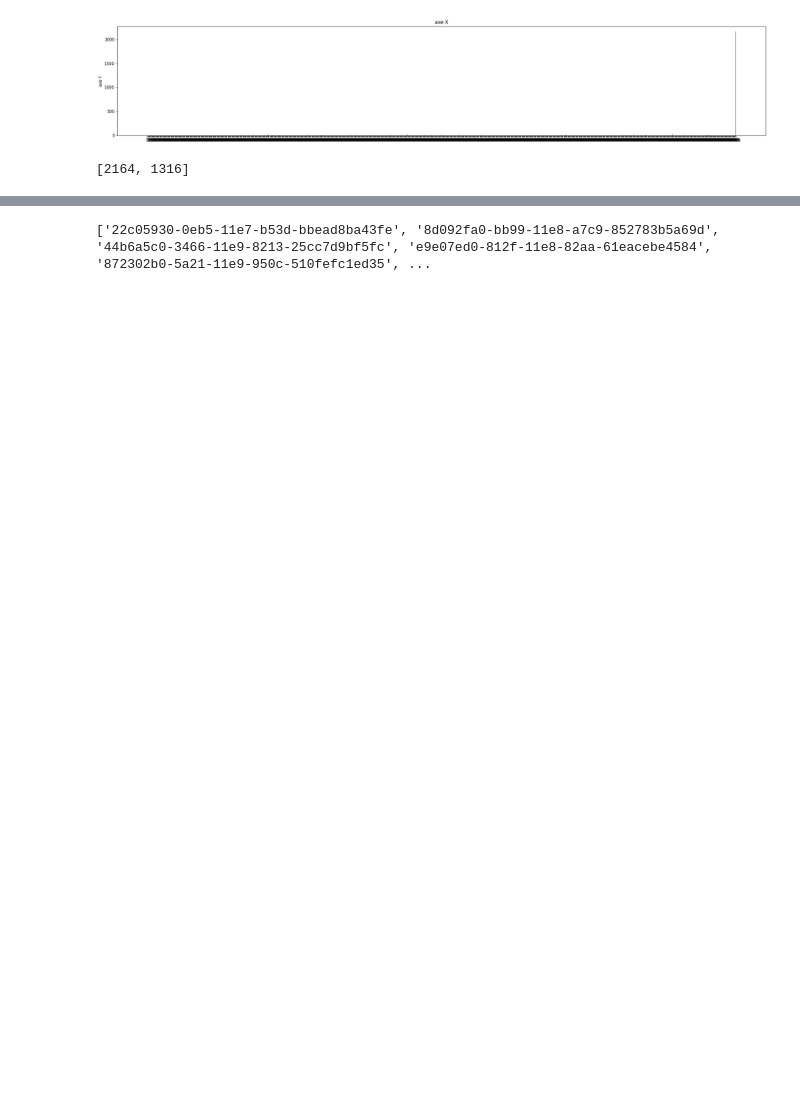
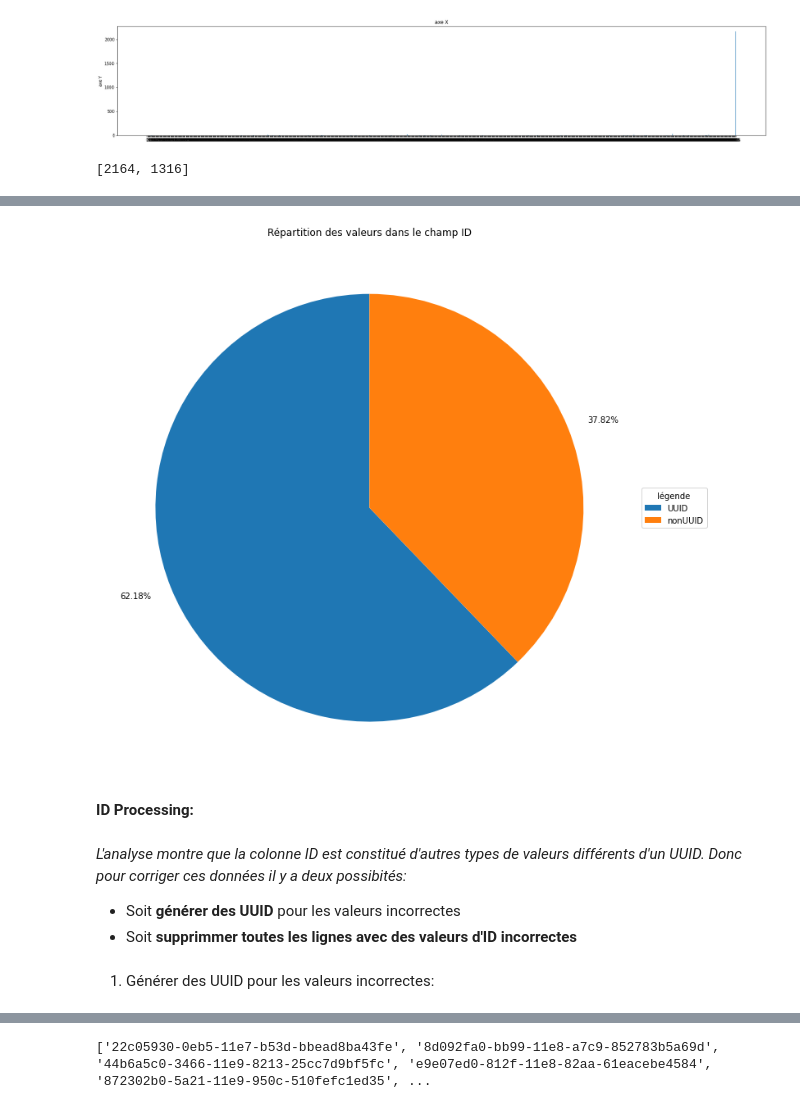
Before and after one commit to secouba/testsKapernikov, a Jupyter notebook: testsKapernikov.ipynb, the cells around one changed output, grey strips where cells are left out. Saved outputs shown, nothing was run; the diff lists cells and outputs as text; code cells hidden in the pictures; blank space fills up the shorter version.

```diff
--- a/testsKapernikov.ipynb
+++ b/testsKapernikov.ipynb
@@ -26,21 +26,21 @@ import re
 class Figures :
 
     @staticmethod
-    def showPieChart(x,y):
-        """Cette fonction affiche le widget PieChart en fonction du pourcentage de nombre de test"""
+    def showPieChart(x,y, title = "PieChart"):
+        """Cette fonction affiche le widget PieChart en fonction de pourcentages"""
         y2 = [float(i) for i in y]
-        labels = funCalcLabel(y,y2)
-        colors = ['#86bcb6','#b6992d','#59a14f','#ffbe7d','#f28e2b','#8cd17d','#a0cbe8','#f1ce63','#e15759','#499894']
+        labels = Figures.funCalcLabel(y,y2)
+        #colors = ['#86bcb6','#b6992d','#59a14f','#ffbe7d','#f28e2b','#8cd17d','#a0cbe8','#f1ce63','#e15759','#499894']
         fig, ax = plt.subplots(figsize=(15, 12), subplot_kw=dict(aspect="equal"))
 
-        wedges, texts= ax.pie(y2,startangle=90, labels=labels, colors = colors)
+        wedges, texts= ax.pie(y2,startangle=90, labels=labels)
 
         ax.legend(wedges, x,
                   title="légende",
                   loc="center left",
                   bbox_to_anchor=(1, 0, 0.5, 1))
 
-        ax.set_title("Répartition générale du nombre de tests")
+        ax.set_title(title)
         return plt.show()
 
     @staticmethod
@@ -54,10 +54,13 @@ class Figures :
         """ Cette fonction utilise funCalcPercent pour calculer l'ensemble des poucentages des tests"""
         L = []
         for i in range(0,len(y)):
+            """
             if (i != len(y)-1 and i != len(y)-2):
                 L .append(funCalcPercent(y[i],y2))
             else:
                 L.append("")
+            """
+            L .append(Figures.funCalcPercent(y[i],y2))
         return L
 
     @staticmethod
@@ -106,7 +109,7 @@ class Figures :
         fig.update_layout(
             height=600,
             showlegend=False,
-            title_text="Nombre de test moyen par instrument et par jour.")
+            title_text="")
 
         fig.update_layout(width=428, height=350)
 
@@ -223,0 +203,12 @@ Figures.funShowTable(Figures.funToOneColumn(labels,values))
+# %%
+Figures.showPieChart(labels,values,"Répartition des valeurs dans le champ ID")
+# %% [output]
+[figure, added]
+# %% [markdown]
+**ID Processing:**
+# %% [markdown]
+*L'analyse montre que la colonne ID est constitué d'autres types de valeurs différents d'un UUID. Donc pour corriger ces données il y a deux possibités:*
+- Soit **générer des UUID** pour les valeurs incorrectes
+- Soit **supprimmer toutes les lignes avec des valeurs d'ID incorrectes**
+# %% [markdown]
+1. Générer des UUID pour les valeurs incorrectes:
```
Also changed, not shown: parts of 9 cells of this notebook.
